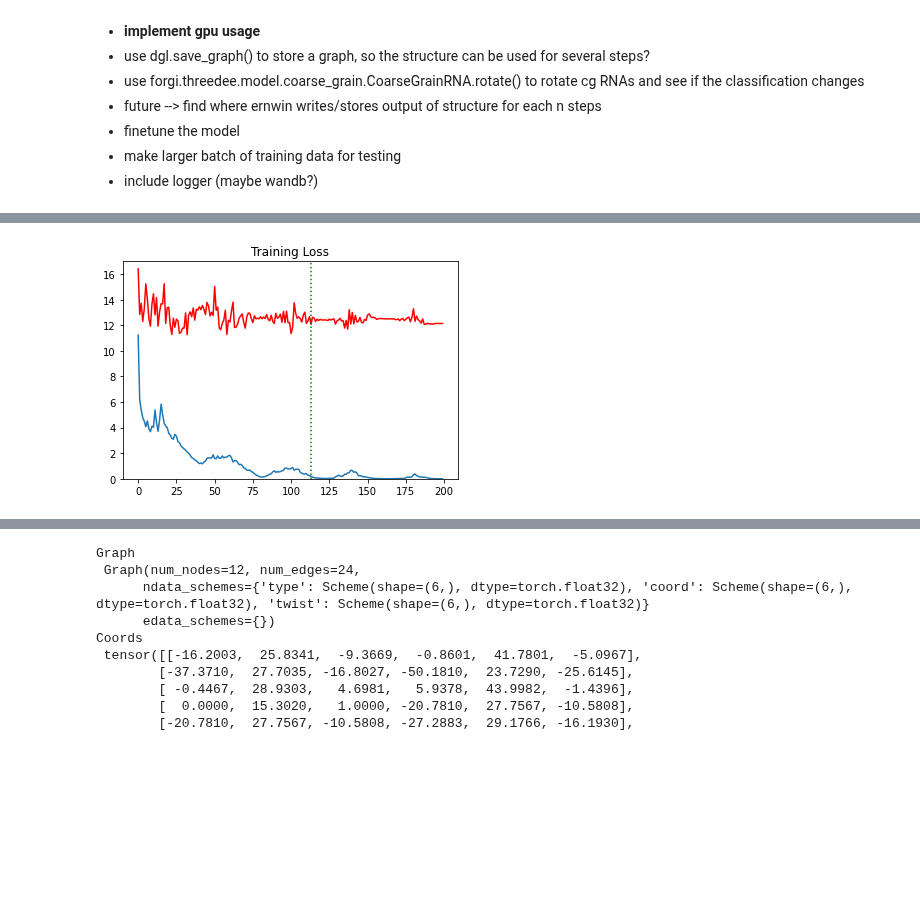
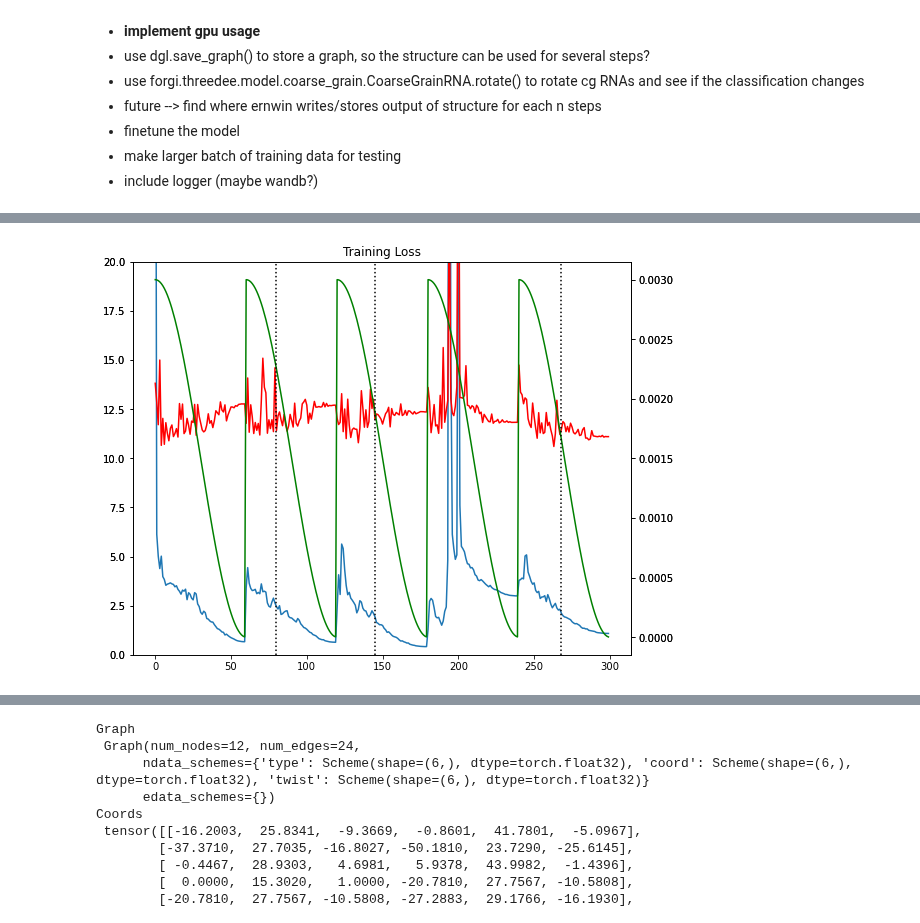
Before and after one commit to milang9/3d_classifier, a Jupyter notebook: 3d_classifier.ipynb, the cells around one changed output, grey strips where cells are left out. Drawn from its saved outputs; the diff is of its cells as text; code cells hidden in the pictures; blank space fills up the shorter version.

Commit message:
learning decline and restart

```diff
--- a/3d_classifier.ipynb
+++ b/3d_classifier.ipynb
@@ -262,22 +262,23 @@ model = CG_Classifier(
     num_features=3 #len(graph.ndata)
 )
 
-b_size = 64
+b_size = 32
 train_dataloader = dtl.pytorch.GraphDataLoader(training_dataset, batch_size=b_size, shuffle=True)
 
-opt = th.optim.SGD(model.parameters(), lr=1e-2, momentum=0.9) #Adam(model.parameters(), lr=1e-3)
-scheduler = th.optim.lr_scheduler.CyclicLR(opt, 5e-4, 1e-2, step_size_up=20)
+opt = th.optim.Adam(model.parameters(), lr=3e-3) #SGD(model.parameters(), lr=1e-2, momentum=0.9) #
+scheduler = th.optim.lr_scheduler.CosineAnnealingWarmRestarts(opt, T_0=60) #CosineAnnealingLR(opt, T_max=50) #CyclicLR(opt, 5e-4, 1e-2, step_size_up=20)
 model.train()
 
-epochs = 200
+epochs = 300
 
 
 #training setup
 val_losses = []
 epoch_losses = []
+learning_rates = []
 for epoch in range(epochs):
     epoch_loss = 0
-
+    learning_rates.append(scheduler.get_last_lr()[0])
     for iter, (batched_graph, batch_labels) in enumerate(train_dataloader):
         l = []
         for graph in dgl.unbatch(batched_graph):
@@ -291,8 +292,6 @@ for epoch in range(epochs):
         loss.backward()
         opt.step()
         epoch_loss += loss.detach().item()
-
-    scheduler.step()
 
     epoch_loss /= (iter + 1)
     epoch_losses.append(epoch_loss)
@@ -308,8 +307,11 @@ for epoch in range(epochs):
 
     val_losses.append(val_loss)
 
-    if epoch >= 20:
-        th.save(model.state_dict(), "model_data/model_epoch" + str(epoch) + ".pth")
+    #apply lr changes according to scheme
+    scheduler.step()
+
+    #if epoch >= 20:
+    th.save(model.state_dict(), "model_data/model_epoch" + str(epoch) + ".pth")
 
     if epoch % 5 == 0:
         print("Epoch {}: Training loss {:.4f}, Validation loss {:.4f}, learning rate: {:.5f}".format(epoch, epoch_loss, val_loss, scheduler.get_last_lr()[0]))
@@ -348,13 +350,21 @@ Minimum Validation Loss 11.2633 in epoch 32
 # %%
 #plot the training run
-plt.plot(epoch_losses)
-plt.plot(val_losses, 'r')
+fig, ax1 = plt.subplots(layout='constrained', figsize=(8, 6))
+ax1.secondary_yaxis('left', ylim=17)
+ax1.plot(epoch_losses)
+ax1.plot(val_losses, 'r')
+ax2 = ax1.twinx()
+ax2.secondary_yaxis('right')
+ax2.plot(learning_rates, 'g')
 plt.title("Training Loss")
-plt.ylim(ymax = 17, ymin = 0)
-plt.axvline(x = 113, c = 'g', ls = ':')
+ax1.set_ybound(lower=0, upper=20)
+#plt.axvline(x = 47, c = 'black', ls = ':')
+plt.axvline(x = 80, c = 'black', ls = ':')
+plt.axvline(x = 145, c = 'black', ls = ':')
+plt.axvline(x = 268, c = 'black', ls = ':')
 plt.draw()
 # %% [output]
-[figure, old version]
+[figure, new version]
 # %%
 #Test Data
 test_dir = "./data/test_set"
```
Also changed, not shown: parts of 5 cells of this notebook, 4 other files.
